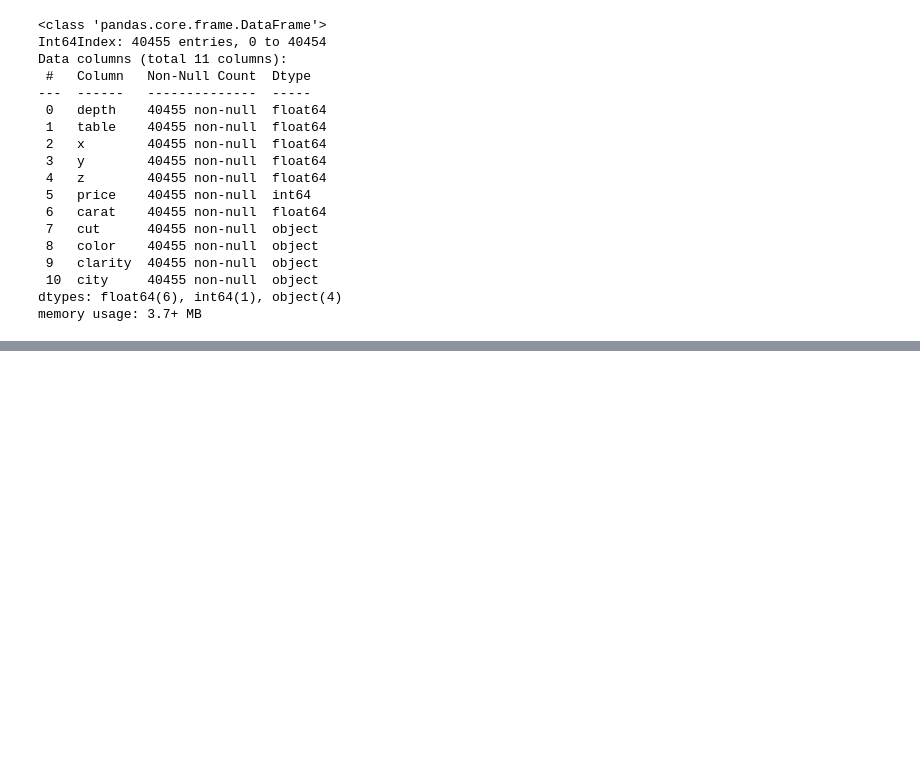
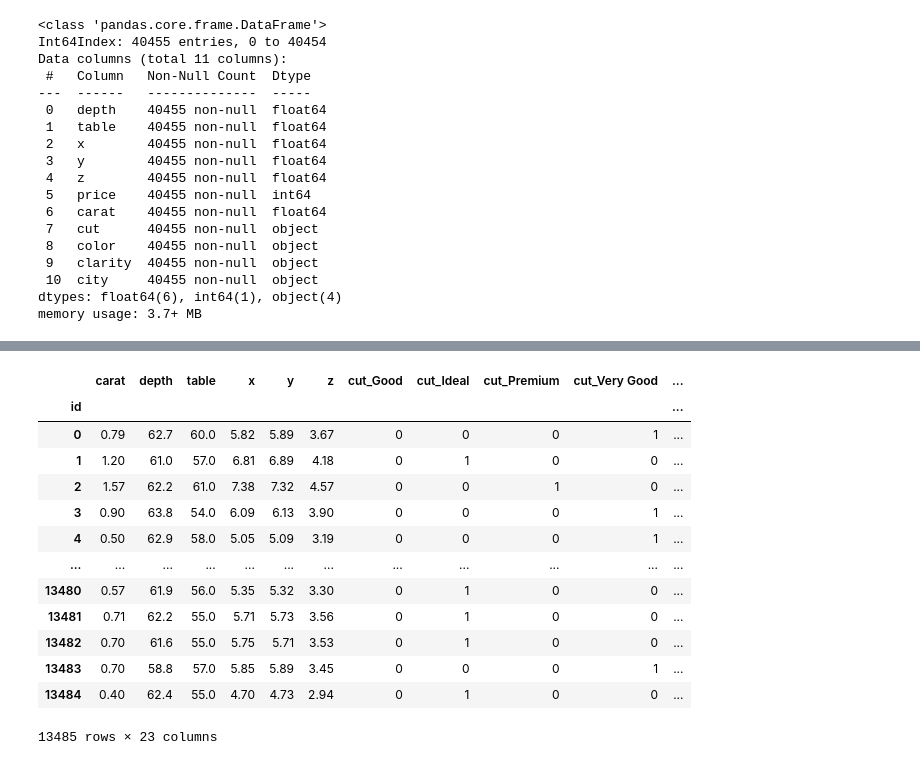
Before and after one commit to ivanrepi/predict_diamond_prices_project_m3, a Jupyter notebook: notebooks/main.ipynb, the cells around one changed output, grey strips where cells are left out. Saved outputs shown, nothing was run; the diff lists cells and outputs as text; code cells hidden in the pictures; blank space fills up the shorter version.

Commit message:
price_prediction csv created

```diff
--- a/notebooks/main.ipynb
+++ b/notebooks/main.ipynb
@@ -86,0 +160,4 @@ predictions = model.predict(X_test)
+# %%
+#Model prediction Test Dataframe (aka real prediction):
+diamonds_train=pd.read_csv('../data/test/diamonds_test.csv', index_col=[0])
+diamonds_train
@@ -86,0 +179,21 @@ predictions = model.predict(X_test)
+# %%
+diamonds_train_encoded= pd.get_dummies(diamonds_train,
+                                    columns=['cut', 'color','clarity'],
+                                    drop_first=True)
+diamonds_train_encoded.drop(labels='city', axis=1, inplace=True)
+diamonds_train_encoded
+# %% [output]
+|  | carat | depth | table | x | y | z | cut_Good | cut_Ideal | cut_Premium | cut_Very Good | ... |
+| id |  |  |  |  |  |  |  |  |  |  | ... |
+| 0 | 0.79 | 62.7 | 60.0 | 5.82 | 5.89 | 3.67 | 0 | 0 | 0 | 1 | ... |
+| 1 | 1.20 | 61.0 | 57.0 | 6.81 | 6.89 | 4.18 | 0 | 1 | 0 | 0 | ... |
+| 2 | 1.57 | 62.2 | 61.0 | 7.38 | 7.32 | 4.57 | 0 | 0 | 1 | 0 | ... |
+| 3 | 0.90 | 63.8 | 54.0 | 6.09 | 6.13 | 3.90 | 0 | 0 | 0 | 1 | ... |
+| 4 | 0.50 | 62.9 | 58.0 | 5.05 | 5.09 | 3.19 | 0 | 0 | 0 | 1 | ... |
+| ... | ... | ... | ... | ... | ... | ... | ... | ... | ... | ... | ... |
+| 13480 | 0.57 | 61.9 | 56.0 | 5.35 | 5.32 | 3.30 | 0 | 1 | 0 | 0 | ... |
+| 13481 | 0.71 | 62.2 | 55.0 | 5.71 | 5.73 | 3.56 | 0 | 1 | 0 | 0 | ... |
+| 13482 | 0.70 | 61.6 | 55.0 | 5.75 | 5.71 | 3.53 | 0 | 1 | 0 | 0 | ... |
+| 13483 | 0.70 | 58.8 | 57.0 | 5.85 | 5.89 | 3.45 | 0 | 0 | 0 | 1 | ... |
+| 13484 | 0.40 | 62.4 | 55.0 | 4.70 | 4.73 | 2.94 | 0 | 1 | 0 | 0 | ... |
+13485 rows × 23 columns
```
Also changed, not shown: parts of 13 cells of this notebook, 1 other file.
